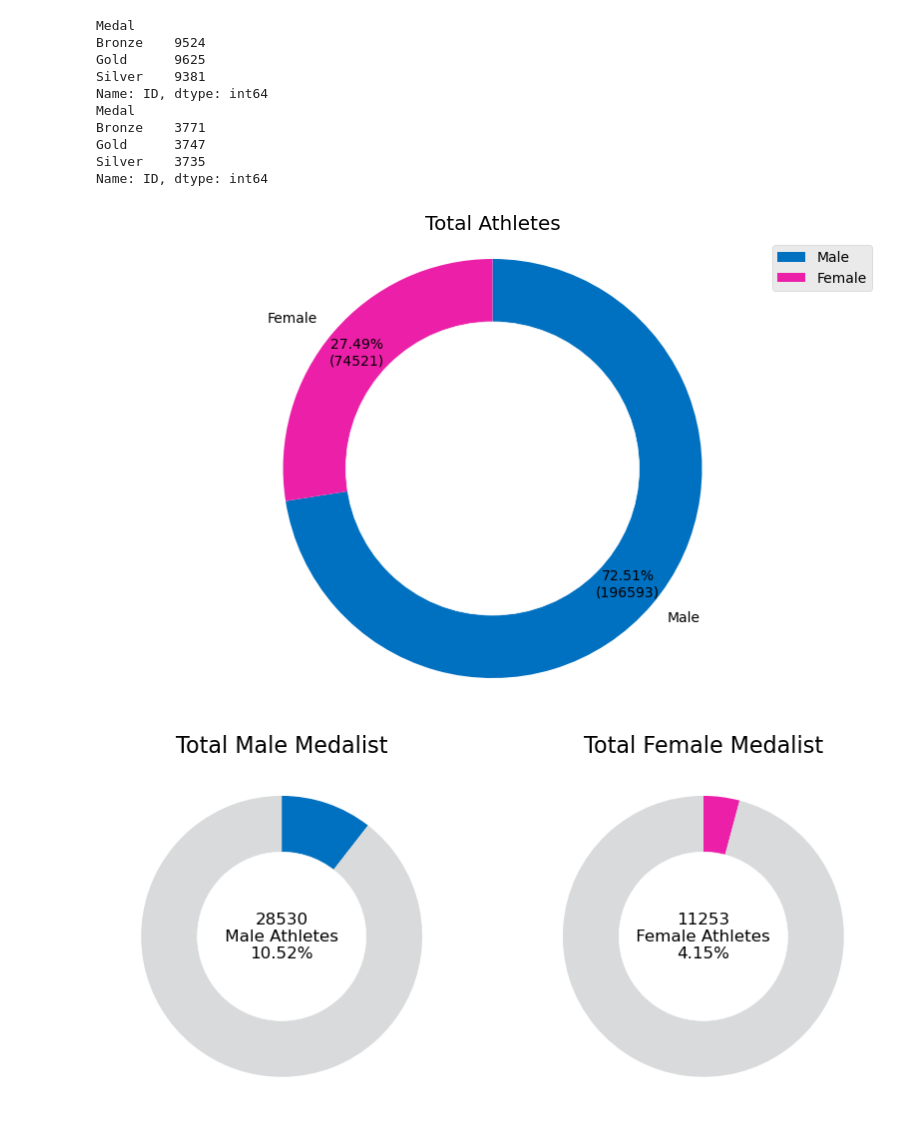
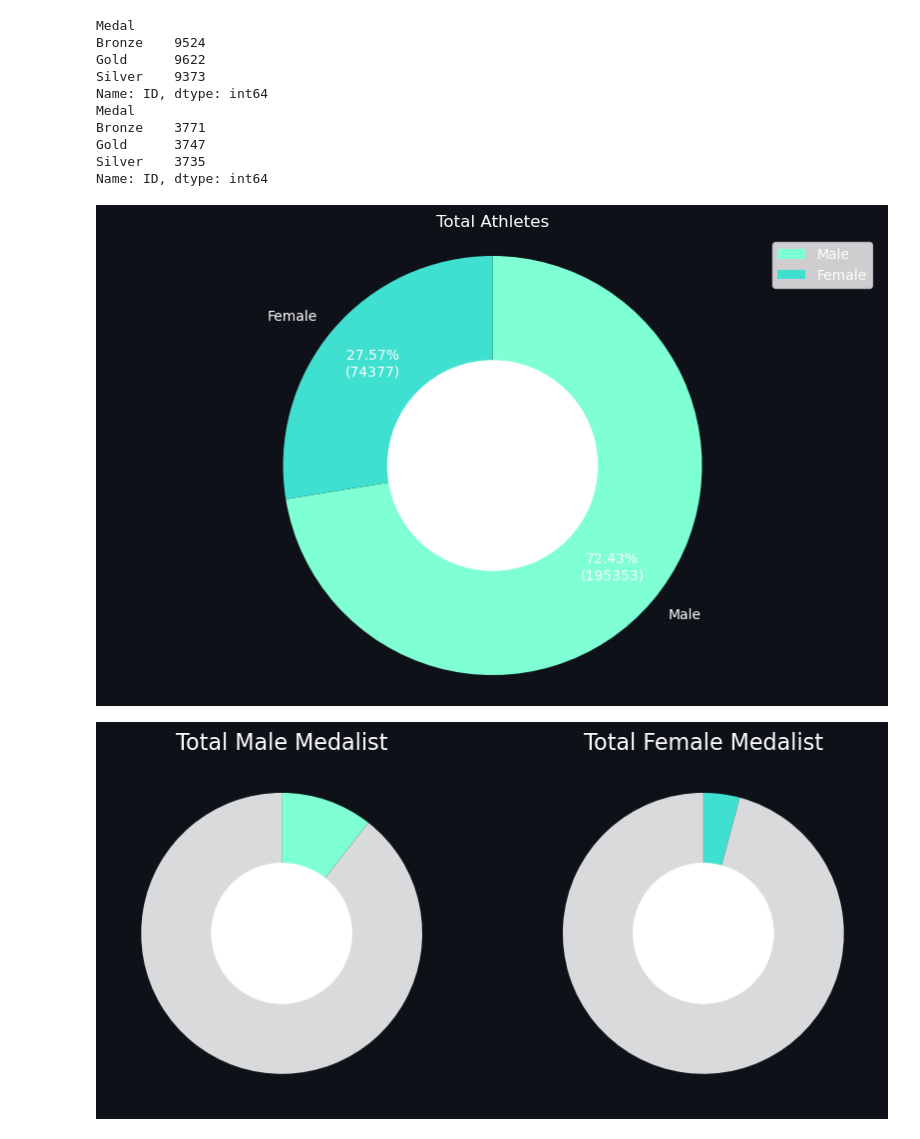
Before and after one commit to Anurag607/Olympics_data_analysis, a Jupyter notebook: individual_plots/male_female_medal_count.ipynb, the cells around one changed output. Cells and saved outputs as stored; diff of their text form; code cells hidden in the pictures.

```diff
--- a/individual_plots/male_female_medal_count.ipynb
+++ b/individual_plots/male_female_medal_count.ipynb
@@ -5,5 +6,7 @@ import numpy as np
 # %%
-df=pd.read_csv('athlete_events.csv')
+df=pd.read_csv('../assets/athlete_events.csv')
+# %%
+df.drop_duplicates(inplace=True)
 # %%
 gkm=df.loc[df['Sex']=='M']
 gkf=df.loc[df['Sex']=='F']
@@ -17,13 +20,13 @@ total_female_medalist=gkf['Medal'].count()
 # %%
 print(medals_m)
 print(medals_f)
-m_colors=['#0070c0','#D8DADB']
-f_colors=['#ec20a8','#D8DADB']
+m_colors=['aquamarine','#D8DADB']
+f_colors=['turquoise','#D8DADB']
 # %% [output]
 Medal
 Bronze    9524
-Gold      9625
-Silver    9381
+Gold      9622
+Silver    9373
 Name: ID, dtype: int64
 Medal
 Bronze    3771
@@ -33,33 +36,35 @@ Name: ID, dtype: int64
 # %%
 def func(pct, allvals):
     absolute = int(pct/100.*np.sum(allvals))
     return f"{pct:.2f}%\n({absolute:d})"
 def percent(sex,value):
     if sex==0:
         return value.__str__()+'\n Male Athletes \n'+f"{(value / total_athletes) * 100:.2f}%"
     else:
         return value.__str__()+'\n Female Athletes \n'+f"{(value / total_athletes) * 100:.2f}%"
 
 
-plt.figure(figsize=(10,6))
-plt.style.use('ggplot')
-circle=plt.Circle((0,0),0.7,color='white')
+fig=plt.figure(figsize=(10,6))
+plt.rcParams['text.color'] = 'white'
+circle=plt.Circle((0,0),0.5,color='white')
+fig.patch.set_facecolor('#0e1117')
 data=[total_male_athlete,total_female_athlete]
-plt.pie(data,labels=['Male','Female'],colors=[m_colors[0],f_colors[0]],autopct=lambda pct: func(pct, data),counterclock=False,startangle=90,pctdistance=0.85)
+plt.pie(data,labels=['Male','Female'],colors=[m_colors[0],f_colors[0]],autopct=lambda pct: func(pct, data),counterclock=False,startangle=90,pctdistance=0.75,)
 plt.axis('equal')
 plt.title('Total Athletes')
 plt.legend()
 plt.gca().add_artist(circle)
 plt.show()
 # %% [output]
-[figure, old version]
+[figure, new version]
 # %%
 
-plt.figure(figsize=(10,5))
+fig=plt.figure(figsize=(10,5))
+fig.patch.set_facecolor('#0e1117')
 plt.style.use('ggplot')
 plt.subplot(1,2,1)
 label=percent(0,total_male_medalist)
-circle=plt.Circle((0,0),0.6,color='white')
+circle=plt.Circle((0,0),0.5,color='white')
 data=[total_male_medalist,total_athletes-total_male_medalist]
 plt.pie(data,colors=m_colors,counterclock=False,startangle=90,pctdistance=0.85)
 plt.title('Total Male Medalist', fontsize=16)
@@ -69,7 +74,8 @@ plt.text(0., 0., label,fontsize=12 , horizontalalignment='center', verticalalign
 
 plt.subplot(1,2,2)
 label=percent(1,total_female_medalist)
-circle=plt.Circle((0,0),0.6,color='white')
+plt.rcParams['text.color'] = 'white'
+circle=plt.Circle((0,0),0.5,color='white')
 data=[total_female_medalist,total_athletes-total_female_medalist]
 plt.pie(data,colors=f_colors,counterclock=False,startangle=90,pctdistance=0.85)
 plt.title('Total Female Medalist', fontsize=16)
@@ -79,6 +85,6 @@ plt.text(0., 0., label,fontsize=12 , horizontalalignment='center', verticalalign
 
 plt.show()
 # %% [output]
-[figure, old version]
+[figure, new version]
 # %%
 
```
Also changed, not shown: parts of 3 cells of this notebook, 2 other files.
